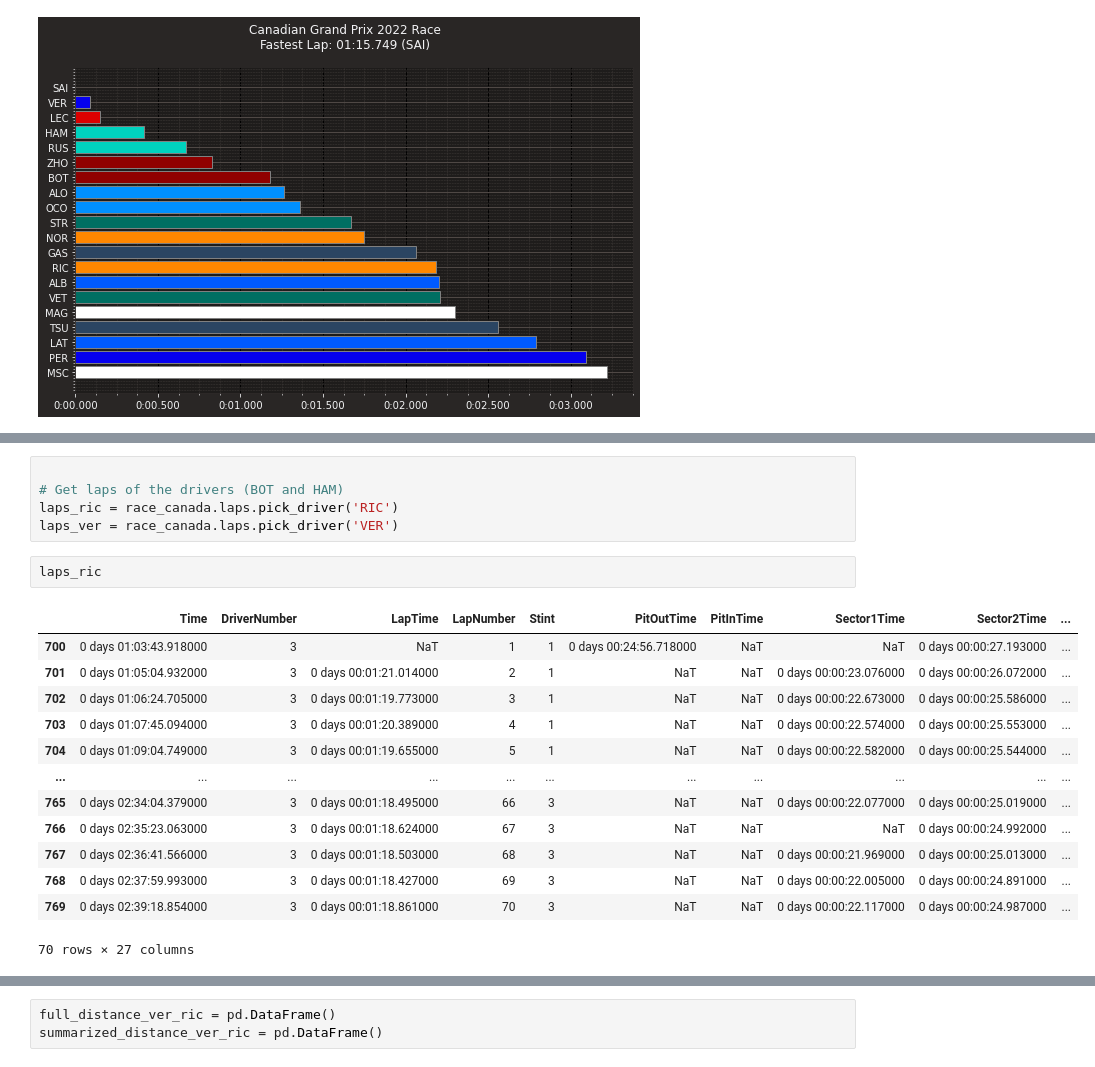
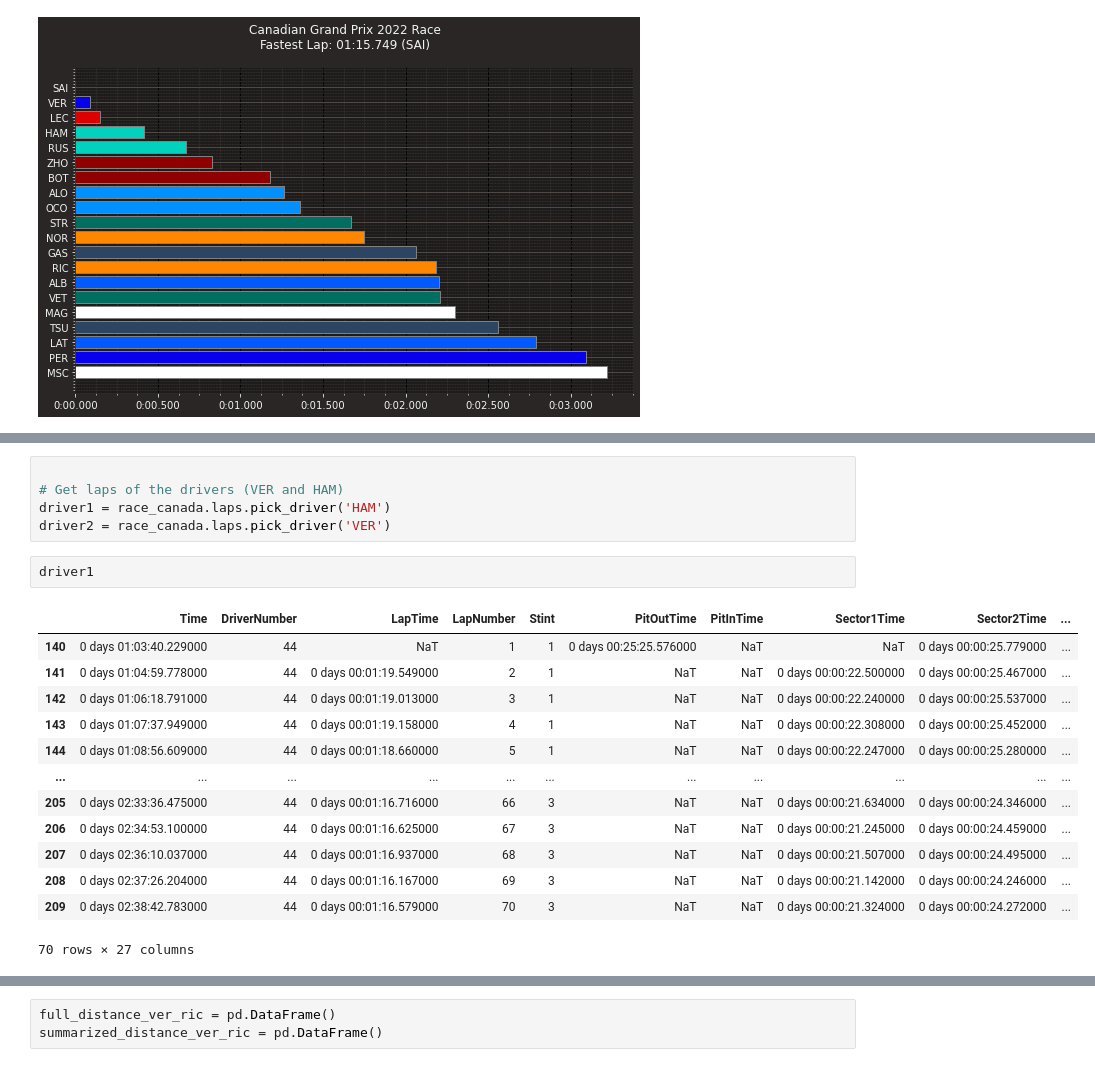
Before and after one commit to CamStevens15/F1_2022_race_analytics, a Jupyter notebook: Code_Analysis/Canadian_GP2022.ipynb, the cells around one changed output, grey strips where cells are left out. Saved outputs shown, nothing was run; the diff lists cells and outputs as text.

```diff
--- a/Code_Analysis/Canadian_GP2022.ipynb
+++ b/Code_Analysis/Canadian_GP2022.ipynb
@@ -338,21 +364,21 @@ plt.show()
 # %%
 
-# Get laps of the drivers (BOT and HAM)
-laps_ric = race_canada.laps.pick_driver('RIC')
-laps_ver = race_canada.laps.pick_driver('VER')
+# Get laps of the drivers (VER and HAM)
+driver1 = race_canada.laps.pick_driver('HAM')
+driver2 = race_canada.laps.pick_driver('VER')
-# %%
-laps_ric
-# %% [output]
-|  | Time | DriverNumber | LapTime | LapNumber | Stint | PitOutTime | PitInTime | Sector1Time | Sector2Time | ... |
-| 700 | 0 days 01:03:43.918000 | 3 | NaT | 1 | 1 | 0 days 00:24:56.718000 | NaT | NaT | 0 days 00:00:27.193000 | ... |
-| 701 | 0 days 01:05:04.932000 | 3 | 0 days 00:01:21.014000 | 2 | 1 | NaT | NaT | 0 days 00:00:23.076000 | 0 days 00:00:26.072000 | ... |
-| 702 | 0 days 01:06:24.705000 | 3 | 0 days 00:01:19.773000 | 3 | 1 | NaT | NaT | 0 days 00:00:22.673000 | 0 days 00:00:25.586000 | ... |
-| 703 | 0 days 01:07:45.094000 | 3 | 0 days 00:01:20.389000 | 4 | 1 | NaT | NaT | 0 days 00:00:22.574000 | 0 days 00:00:25.553000 | ... |
-| 704 | 0 days 01:09:04.749000 | 3 | 0 days 00:01:19.655000 | 5 | 1 | NaT | NaT | 0 days 00:00:22.582000 | 0 days 00:00:25.544000 | ... |
-| ... | ... | ... | ... | ... | ... | ... | ... | ... | ... | ... |
-| 765 | 0 days 02:34:04.379000 | 3 | 0 days 00:01:18.495000 | 66 | 3 | NaT | NaT | 0 days 00:00:22.077000 | 0 days 00:00:25.019000 | ... |
-| 766 | 0 days 02:35:23.063000 | 3 | 0 days 00:01:18.624000 | 67 | 3 | NaT | NaT | NaT | 0 days 00:00:24.992000 | ... |
-| 767 | 0 days 02:36:41.566000 | 3 | 0 days 00:01:18.503000 | 68 | 3 | NaT | NaT | 0 days 00:00:21.969000 | 0 days 00:00:25.013000 | ... |
-| 768 | 0 days 02:37:59.993000 | 3 | 0 days 00:01:18.427000 | 69 | 3 | NaT | NaT | 0 days 00:00:22.005000 | 0 days 00:00:24.891000 | ... |
-| 769 | 0 days 02:39:18.854000 | 3 | 0 days 00:01:18.861000 | 70 | 3 | NaT | NaT | 0 days 00:00:22.117000 | 0 days 00:00:24.987000 | ... |
-70 rows × 27 columns
+# %%
+driver1
+# %% [output]
+|  | Time | DriverNumber | LapTime | LapNumber | Stint | PitOutTime | PitInTime | Sector1Time | Sector2Time | ... |
+| 140 | 0 days 01:03:40.229000 | 44 | NaT | 1 | 1 | 0 days 00:25:25.576000 | NaT | NaT | 0 days 00:00:25.779000 | ... |
+| 141 | 0 days 01:04:59.778000 | 44 | 0 days 00:01:19.549000 | 2 | 1 | NaT | NaT | 0 days 00:00:22.500000 | 0 days 00:00:25.467000 | ... |
+| 142 | 0 days 01:06:18.791000 | 44 | 0 days 00:01:19.013000 | 3 | 1 | NaT | NaT | 0 days 00:00:22.240000 | 0 days 00:00:25.537000 | ... |
+| 143 | 0 days 01:07:37.949000 | 44 | 0 days 00:01:19.158000 | 4 | 1 | NaT | NaT | 0 days 00:00:22.308000 | 0 days 00:00:25.452000 | ... |
+| 144 | 0 days 01:08:56.609000 | 44 | 0 days 00:01:18.660000 | 5 | 1 | NaT | NaT | 0 days 00:00:22.247000 | 0 days 00:00:25.280000 | ... |
+| ... | ... | ... | ... | ... | ... | ... | ... | ... | ... | ... |
+| 205 | 0 days 02:33:36.475000 | 44 | 0 days 00:01:16.716000 | 66 | 3 | NaT | NaT | 0 days 00:00:21.634000 | 0 days 00:00:24.346000 | ... |
+| 206 | 0 days 02:34:53.100000 | 44 | 0 days 00:01:16.625000 | 67 | 3 | NaT | NaT | 0 days 00:00:21.245000 | 0 days 00:00:24.459000 | ... |
+| 207 | 0 days 02:36:10.037000 | 44 | 0 days 00:01:16.937000 | 68 | 3 | NaT | NaT | 0 days 00:00:21.507000 | 0 days 00:00:24.495000 | ... |
+| 208 | 0 days 02:37:26.204000 | 44 | 0 days 00:01:16.167000 | 69 | 3 | NaT | NaT | 0 days 00:00:21.142000 | 0 days 00:00:24.246000 | ... |
+| 209 | 0 days 02:38:42.783000 | 44 | 0 days 00:01:16.579000 | 70 | 3 | NaT | NaT | 0 days 00:00:21.324000 | 0 days 00:00:24.272000 | ... |
+70 rows × 27 columns
```
Also changed, not shown: parts of 5 cells of this notebook.
